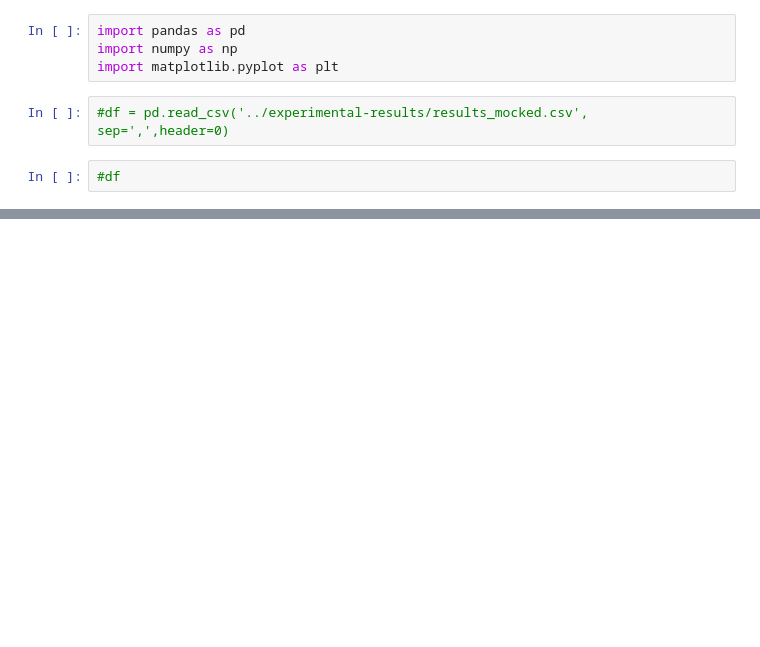
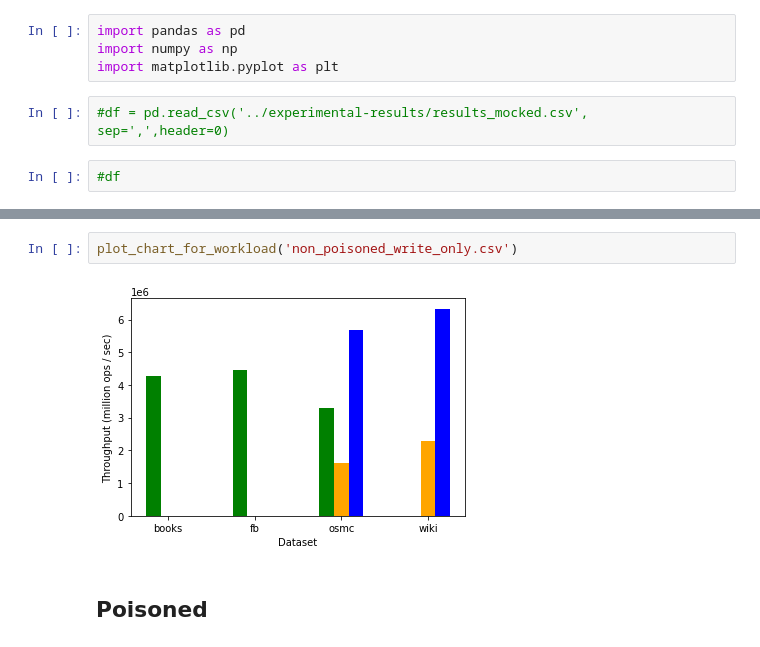
Before and after one commit to Bachfischer/adversarial-ml-for-learned-indexes, a Jupyter notebook: src/visualization.ipynb, the cells around one changed output, grey strips where cells are left out. Cells and saved outputs as stored; diff of their text form; blank space fills up the shorter version.

```diff
--- a/src/visualization.ipynb
+++ b/src/visualization.ipynb
@@ -45,0 +55,6 @@ plot_chart_for_workload('results_mocked.csv')
+# %%
+plot_chart_for_workload('non_poisoned_write_only.csv')
+# %% [output]
+[figure, added]
+# %% [markdown]
+## Poisoned
```
Also changed, not shown: parts of 5 cells of this notebook.
